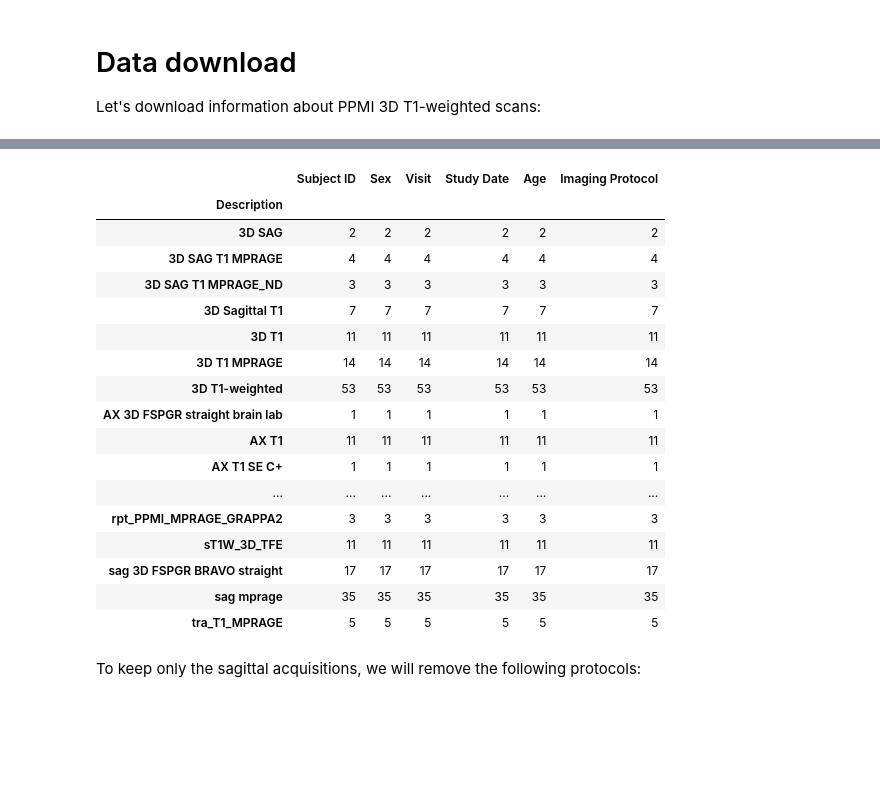
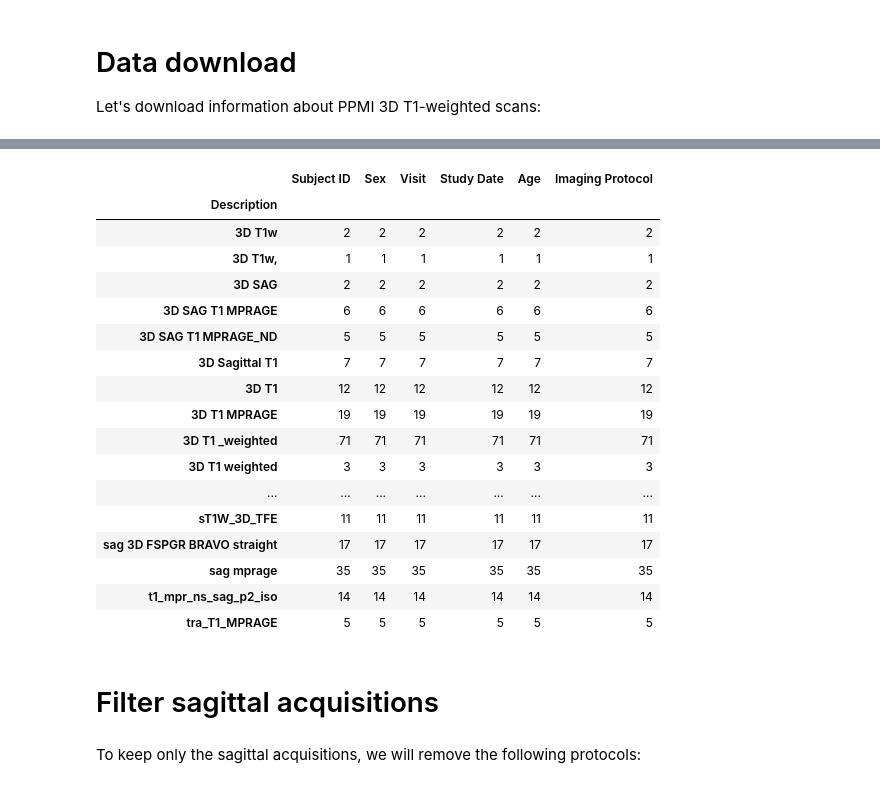
Before and after one commit to LivingPark-MRI/livingpark-utils, a Jupyter notebook: livingpark_utils/notebooks/mri_metadata.ipynb, the cells around one changed output, grey strips where cells are left out. Cells and saved outputs as stored; diff of their text form; code cells hidden in the pictures; blank space fills up the shorter version.

Commit message:
Update T1 filter as LONI filter isnt reliable. See email correspondance between Michelle and Barbara.

```diff
--- a/livingpark_utils/notebooks/mri_metadata.ipynb
+++ b/livingpark_utils/notebooks/mri_metadata.ipynb
@@ -79,26 +39,35 @@ PPMI scans were acquired using the following protocols:
 # %%
+import pandas as pd
+
 pd.set_option('display.max_rows', 500)
-mri_info = pd.read_csv(op.join(data_dir, mri_file_name))
-mri_info.groupby('Description').count()
+mri_info = pd.read_csv(os.path.join(utils.study_files_dir, mri_file_name))
-# %% [output]
-|  | Subject ID | Sex | Visit | Study Date | Age | Imaging Protocol |
-| Description |  |  |  |  |  |  |
-| 3D SAG | 2 | 2 | 2 | 2 | 2 | 2 |
-| 3D SAG T1 MPRAGE | 4 | 4 | 4 | 4 | 4 | 4 |
-| 3D SAG T1 MPRAGE_ND | 3 | 3 | 3 | 3 | 3 | 3 |
-| 3D Sagittal T1 | 7 | 7 | 7 | 7 | 7 | 7 |
-| 3D T1 | 11 | 11 | 11 | 11 | 11 | 11 |
-| 3D T1 MPRAGE | 14 | 14 | 14 | 14 | 14 | 14 |
-| 3D T1-weighted | 53 | 53 | 53 | 53 | 53 | 53 |
-| AX 3D FSPGR straight brain lab | 1 | 1 | 1 | 1 | 1 | 1 |
-| AX T1 | 11 | 11 | 11 | 11 | 11 | 11 |
-| AX T1 SE C+ | 1 | 1 | 1 | 1 | 1 | 1 |
-| ... | ... | ... | ... | ... | ... | ... |
-| rpt_PPMI_MPRAGE_GRAPPA2 | 3 | 3 | 3 | 3 | 3 | 3 |
-| sT1W_3D_TFE | 11 | 11 | 11 | 11 | 11 | 11 |
-| sag 3D FSPGR BRAVO straight | 17 | 17 | 17 | 17 | 17 | 17 |
-| sag mprage | 35 | 35 | 35 | 35 | 35 | 35 |
-| tra_T1_MPRAGE | 5 | 5 | 5 | 5 | 5 | 5 |
+# %%
+# Keep only T1 images
+mri_info = mri_info[mri_info['Imaging Protocol'].str.contains('Weighting=T1') |
+                    mri_info['Description'].str.contains('t1') |
+                    mri_info['Description'].str.contains('T1')]
+mri_info.groupby('Description').count()
+# %% [output]
+|  | Subject ID | Sex | Visit | Study Date | Age | Imaging Protocol |
+| Description |  |  |  |  |  |  |
+| 3D T1w | 2 | 2 | 2 | 2 | 2 | 2 |
+| 3D T1w, | 1 | 1 | 1 | 1 | 1 | 1 |
+| 3D SAG | 2 | 2 | 2 | 2 | 2 | 2 |
+| 3D SAG T1 MPRAGE | 6 | 6 | 6 | 6 | 6 | 6 |
+| 3D SAG T1 MPRAGE_ND | 5 | 5 | 5 | 5 | 5 | 5 |
+| 3D Sagittal T1 | 7 | 7 | 7 | 7 | 7 | 7 |
+| 3D T1 | 12 | 12 | 12 | 12 | 12 | 12 |
+| 3D T1 MPRAGE | 19 | 19 | 19 | 19 | 19 | 19 |
+| 3D T1 _weighted | 71 | 71 | 71 | 71 | 71 | 71 |
+| 3D T1 weighted | 3 | 3 | 3 | 3 | 3 | 3 |
+| ... | ... | ... | ... | ... | ... | ... |
+| sT1W_3D_TFE | 11 | 11 | 11 | 11 | 11 | 11 |
+| sag 3D FSPGR BRAVO straight | 17 | 17 | 17 | 17 | 17 | 17 |
+| sag mprage | 35 | 35 | 35 | 35 | 35 | 35 |
+| t1_mpr_ns_sag_p2_iso | 14 | 14 | 14 | 14 | 14 | 14 |
+| tra_T1_MPRAGE | 5 | 5 | 5 | 5 | 5 | 5 |
+# %% [markdown]
+# Filter sagittal acquisitions
 # %% [markdown]
 To keep only the sagittal acquisitions, we will remove the following protocols:
 # %%
```
Also changed, not shown: parts of 10 cells of this notebook.
